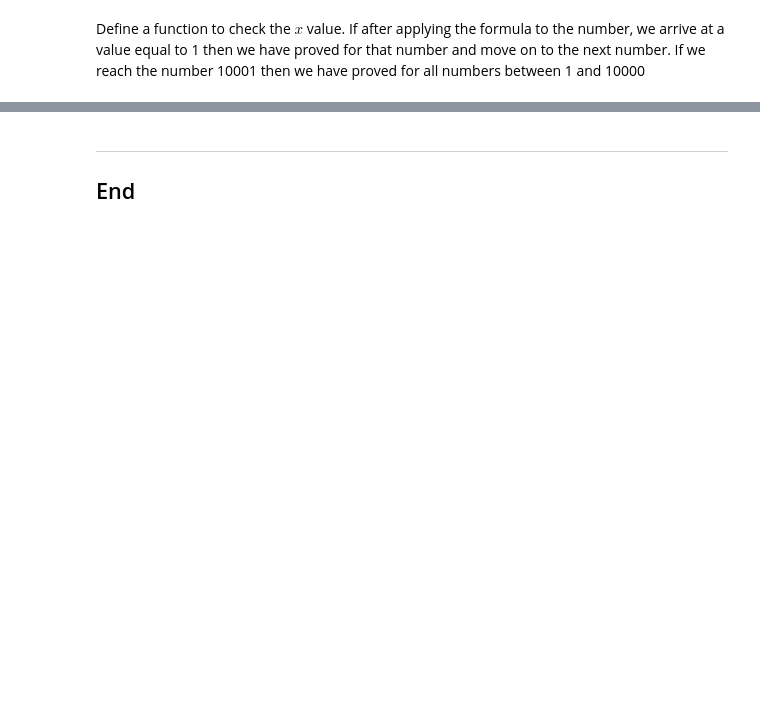
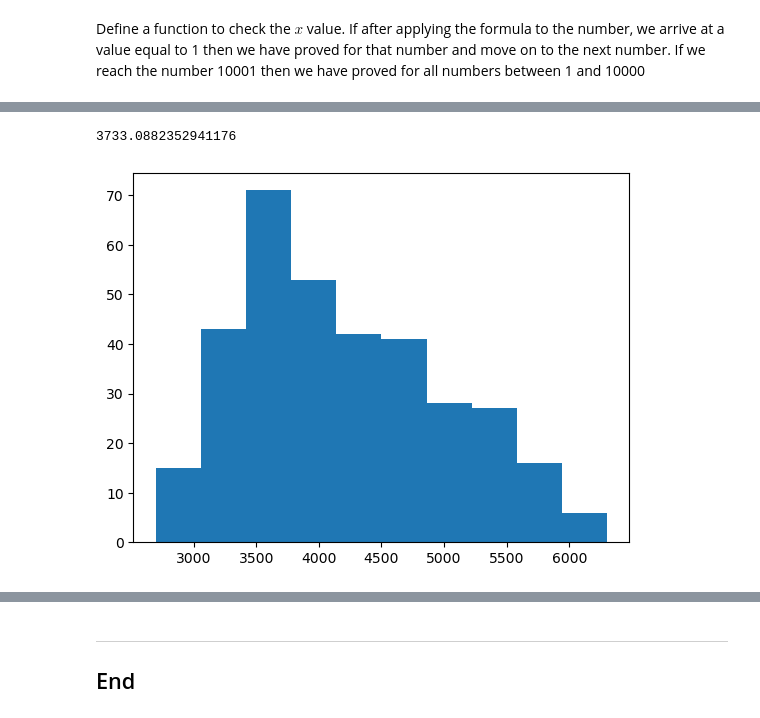
Before and after one commit to PeeBs68/mywork, a Jupyter notebook: tasks.ipynb, the cells around one changed output, grey strips where cells are left out. Cells and saved outputs as stored; diff of their text form; code cells hidden in the pictures; blank space fills up the shorter version.

```diff
--- a/tasks.ipynb
+++ b/tasks.ipynb
@@ -57,0 +83,7 @@ indicating the conjecture is true for the first 10000 positive integers
+# %%
+# Import seaborn and load the penguins data set into a new dataframe df
+
+import seaborn as sns
+import numpy as np
+
+df=sns.load_dataset ('penguins')
@@ -57,0 +283,26 @@ indicating the conjecture is true for the first 10000 positive integers
+# %%
+#df.loc[df.loc[:,'petal_width'] >= 1.6]
+
+new_df = df.loc[df.loc[:,'species'] == 'Chinstrap']
+x = new_df.loc[:,'body_mass_g'].mean() #min, max etc
+#new_df.describe()
+x
+# %% [output]
+3733.0882352941176
+# %%
+# Histogram code
+import matplotlib.pyplot as plt
+
+# Create a list just for Body Mass and generate a histogram
+body_mass_l = []
+for x in df['body_mass_g']:
+    body_mass_l.append(x)
+
+# Add title and labels
+#plt.title("Body Mass")
+#plt.xlabel("Weight (grams)")
+#plt.ylabel("Frequency")
+plt.hist(body_mass_l);
+#plt.show()
+# %% [output]
+[figure, added]
```
Also changed, not shown: parts of 86 cells of this notebook.
